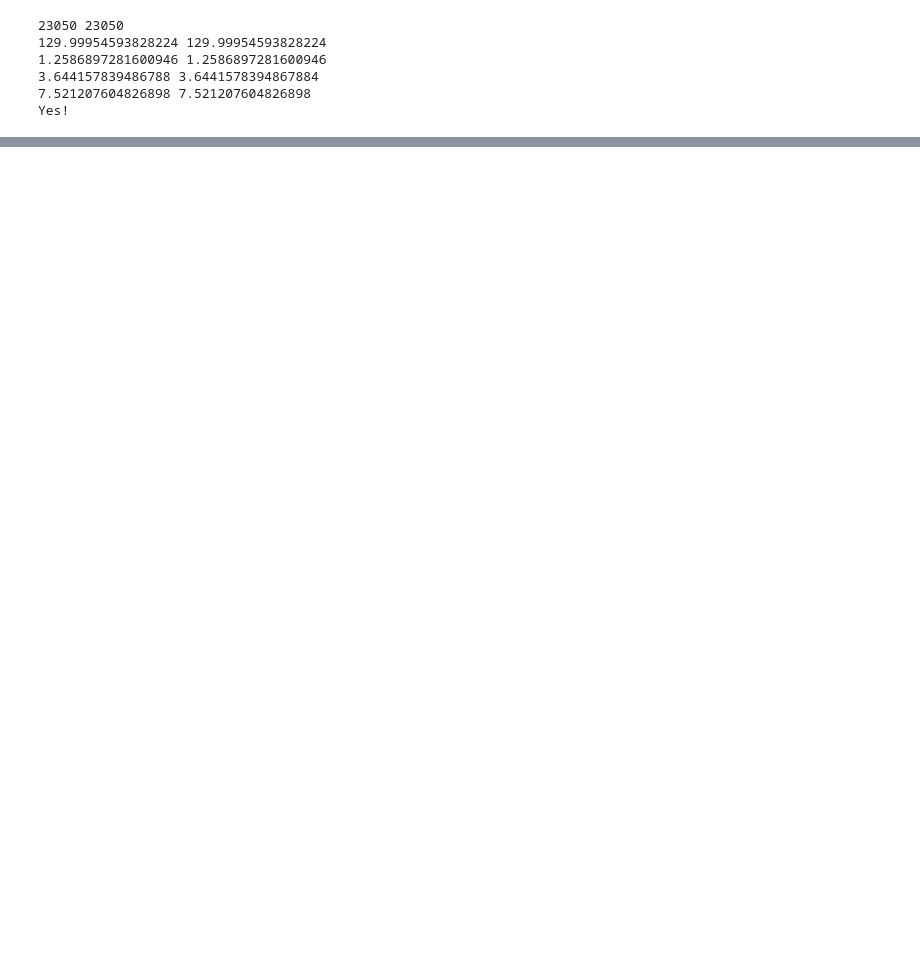
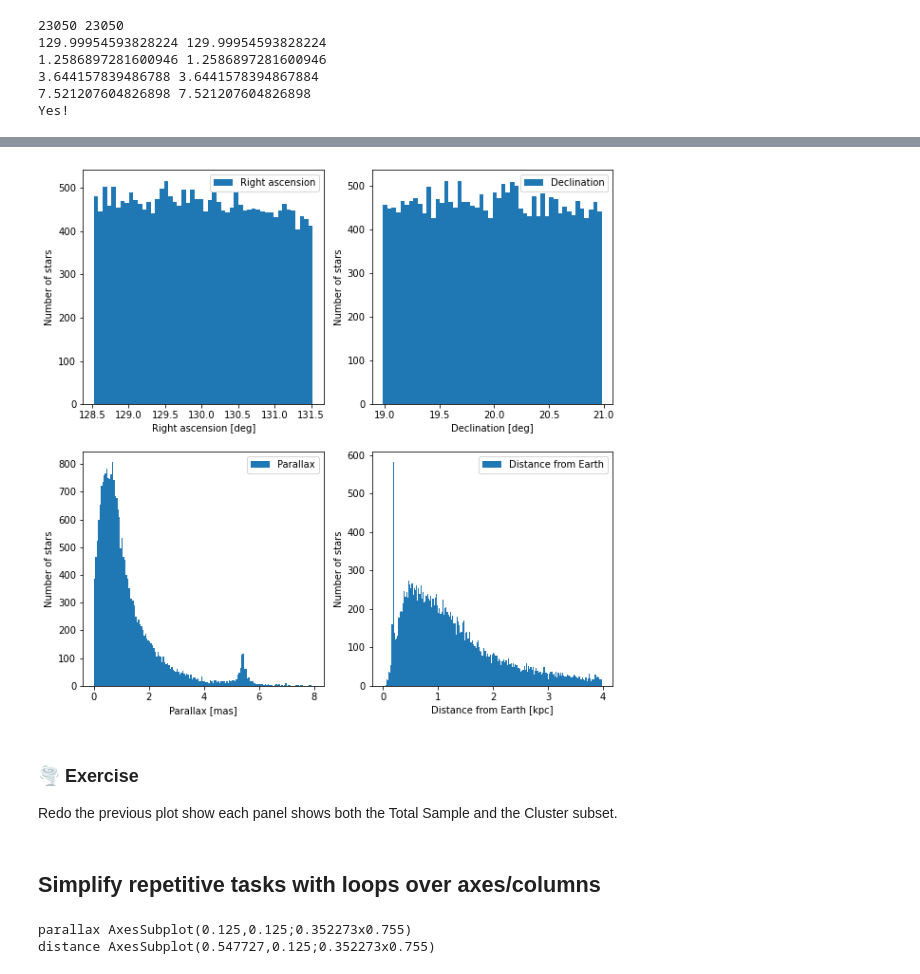
Before and after one commit to espsrc/pysnacks_1, a Jupyter notebook: tutorials/tutorial_03/pysnack_1_03_solutions.ipynb, the cells around one changed output, grey strips where cells are left out. Cells and saved outputs as stored; diff of their text form; code cells hidden in the pictures; blank space fills up the shorter version.

```diff
--- a/tutorials/tutorial_03/pysnack_1_03_solutions.ipynb
+++ b/tutorials/tutorial_03/pysnack_1_03_solutions.ipynb
@@ -600,0 +699,54 @@ Yes!
+# %%
+col1 = 'ra'
+col2 = 'dec'
+col3 = 'parallax'
+col4 = 'distance'
+
+fig, ax = plt.subplots(ncols=2, nrows=2, figsize=(10,10))   # We can select ncols, nrows, or both.
+
+ax[0,0].hist(data1[col1], bins=50, label=data1[col1].description)
+ax[0,1].hist(data1[col2], bins=50, label=data1[col2].description)
+ax[1,0].hist(data1[col3], bins=np.arange(0, 8, 0.05), label=data1[col3].description)
+ax[1,1].hist(data1[col4], bins=np.arange(0, 4, 0.02), label=data1[col4].description)
+
+
+ax[0,0].legend()
+ax[0,1].legend()
+ax[1,0].legend()
+ax[1,1].legend()
+
+description1 = data1[col1].description
+unit1 = data1[col1].unit
+description2 = data1[col2].description
+unit2 = data1[col2].unit
+description3 = data1[col3].description
+unit3 = data1[col3].unit
+description4 = data1[col4].description
+unit4 = data1[col4].unit
+
+ax[0,0].set_xlabel(f"{description1} [{unit1}]")
+ax[0,1].set_xlabel(f"{description2} [{unit2}]")
+ax[1,0].set_xlabel(f"{description3} [{unit3}]")
+ax[1,1].set_xlabel(f"{description4} [{unit4}]")
+
+ax[0,0].set_ylabel('Number of stars')
+ax[0,1].set_ylabel('Number of stars')
+ax[1,0].set_ylabel('Number of stars')
+ax[1,1].set_ylabel('Number of stars');
+# %% [output]
+[figure, added]
+# %% [markdown]
+### 🌪 Exercise
+Redo the previous plot show each panel shows both the Total Sample and the Cluster subset.
+# %% [markdown]
+## Simplify repetitive tasks with loops over axes/columns
+# %%
+col1 = 'parallax'
+col2 = 'distance'
+cols = [col1, col2]   # We deine a list of columns to plot
+
+for col, axi in zip(cols, ax):
+    print(col, axi)
+# %% [output]
+parallax AxesSubplot(0.125,0.125;0.352273x0.755)
+distance AxesSubplot(0.547727,0.125;0.352273x0.755)
```
Also changed, not shown: parts of 68 cells of this notebook.
